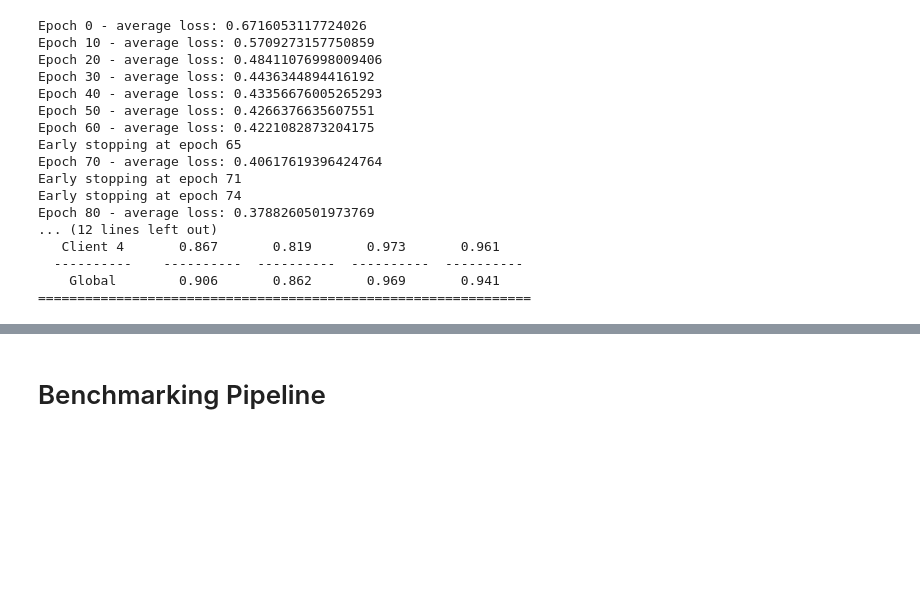
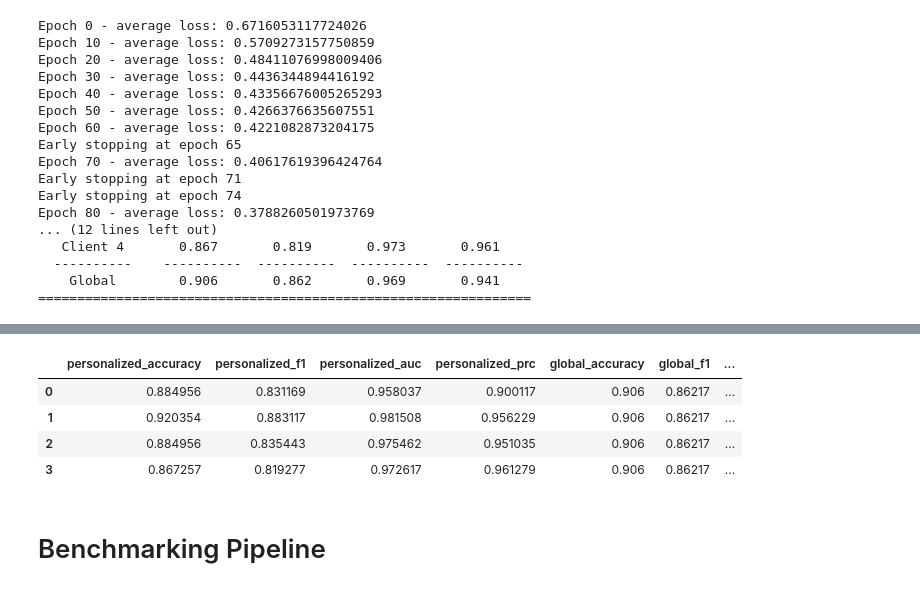
Before and after one commit to idsla/FedImpute, a Jupyter notebook: tutorials/usage_guide.ipynb, the cells around one changed output, grey strips where cells are left out. Saved outputs shown, nothing was run; the diff lists cells and outputs as text; code cells hidden in the pictures; blank space fills up the shorter version.

```diff
--- a/tutorials/usage_guide.ipynb
+++ b/tutorials/usage_guide.ipynb
@@ -352,2 +394,11 @@ Epoch 80 - average loss: 0.3788260501973769
+# %%
+ret = evaluator.export_results(format = 'dict-dataframe')
+ret['pred_downstream_fed']
+# %% [output]
+|  | personalized_accuracy | personalized_f1 | personalized_auc | personalized_prc | global_accuracy | global_f1 | ... |
+| 0 | 0.884956 | 0.831169 | 0.958037 | 0.900117 | 0.906 | 0.86217 | ... |
+| 1 | 0.920354 | 0.883117 | 0.981508 | 0.956229 | 0.906 | 0.86217 | ... |
+| 2 | 0.884956 | 0.835443 | 0.975462 | 0.951035 | 0.906 | 0.86217 | ... |
+| 3 | 0.867257 | 0.819277 | 0.972617 | 0.961279 | 0.906 | 0.86217 | ... |
 # %% [markdown]
 # Benchmarking Pipeline
```
Also changed, not shown: parts of 12 cells of this notebook, 28 other files.
